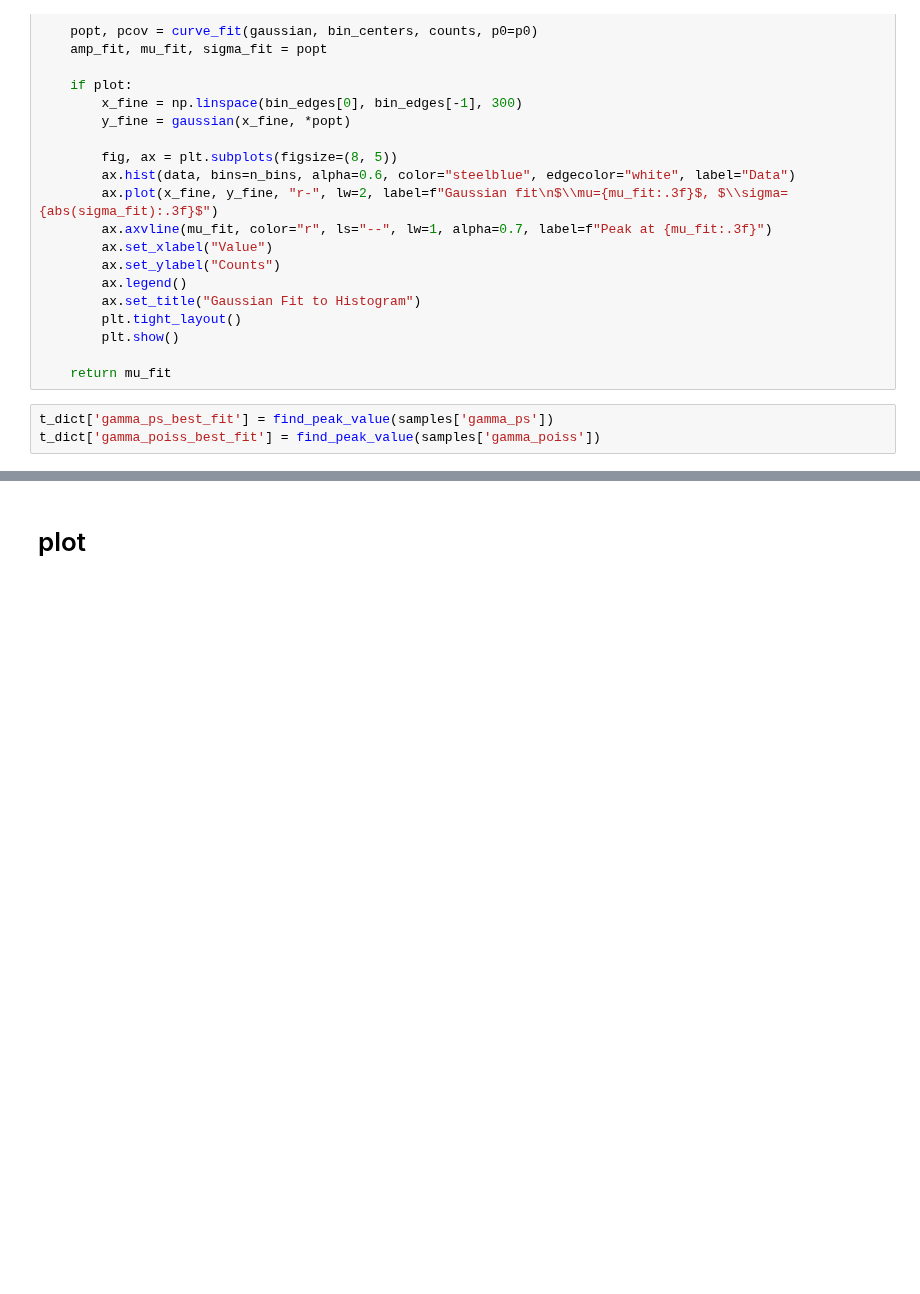
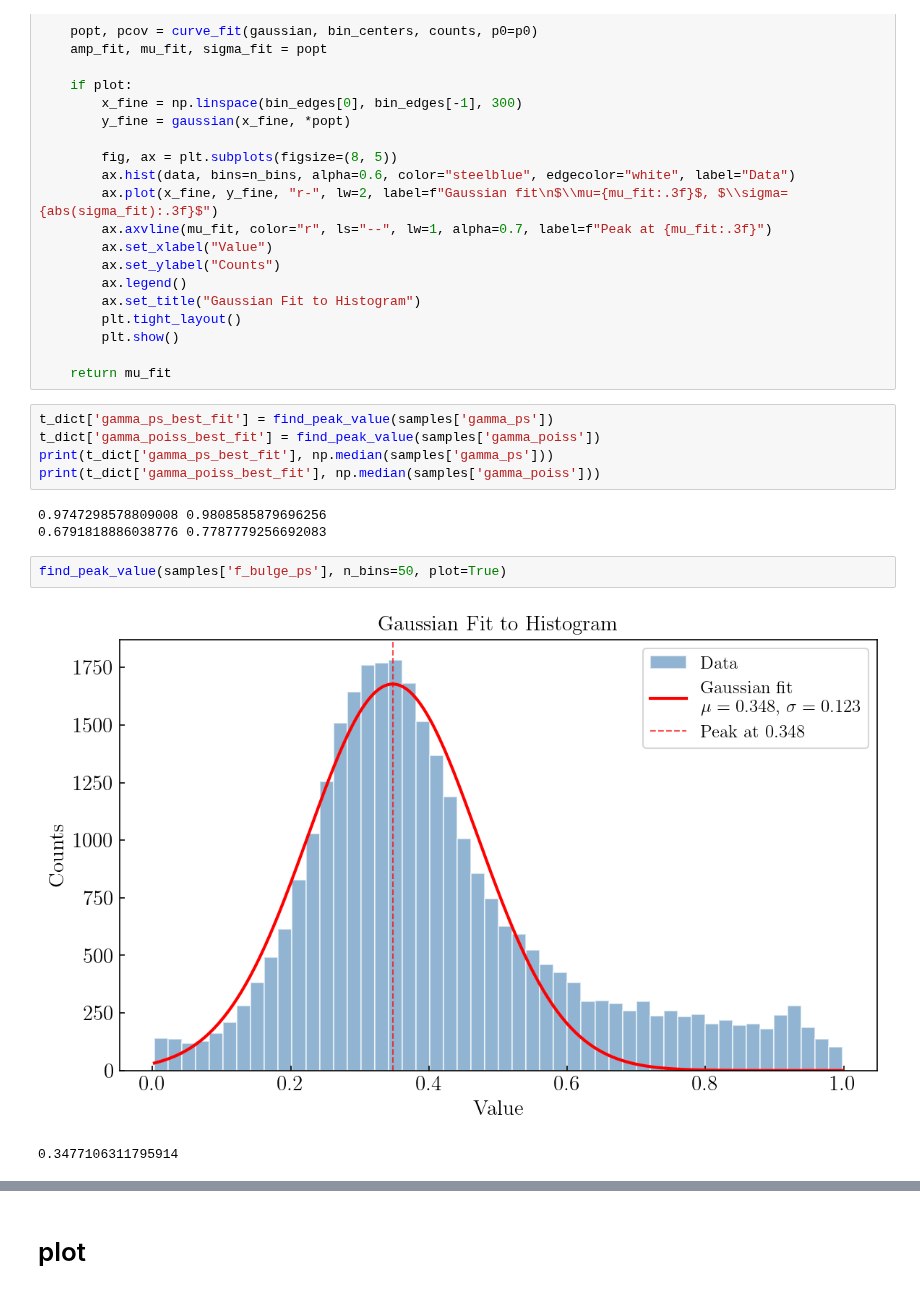
Before and after one commit to smsharma/fermi-prob-prog, a Jupyter notebook: analysis/production_gce_shape.ipynb, the cells around one changed output, grey strips where cells are left out. Cells and saved outputs as stored; diff of their text form; blank space fills up the shorter version.

```diff
--- a/analysis/production_gce_shape.ipynb
+++ b/analysis/production_gce_shape.ipynb
@@ -231,3 +233,13 @@ def find_peak_value(data, n_bins=50, plot=False):
 # %%
 t_dict['gamma_ps_best_fit'] = find_peak_value(samples['gamma_ps'])
 t_dict['gamma_poiss_best_fit'] = find_peak_value(samples['gamma_poiss'])
+print(t_dict['gamma_ps_best_fit'], np.median(samples['gamma_ps']))
+print(t_dict['gamma_poiss_best_fit'], np.median(samples['gamma_poiss']))
+# %% [output]
+0.9747298578809008 0.9808585879696256
+0.6791818886038776 0.7787779256692083
+# %%
+find_peak_value(samples['f_bulge_ps'], n_bins=50, plot=True)
+# %% [output]
+[figure, added]
+0.3477106311795914
```
Also changed, not shown: parts of 7 cells of this notebook, 1 other file.
